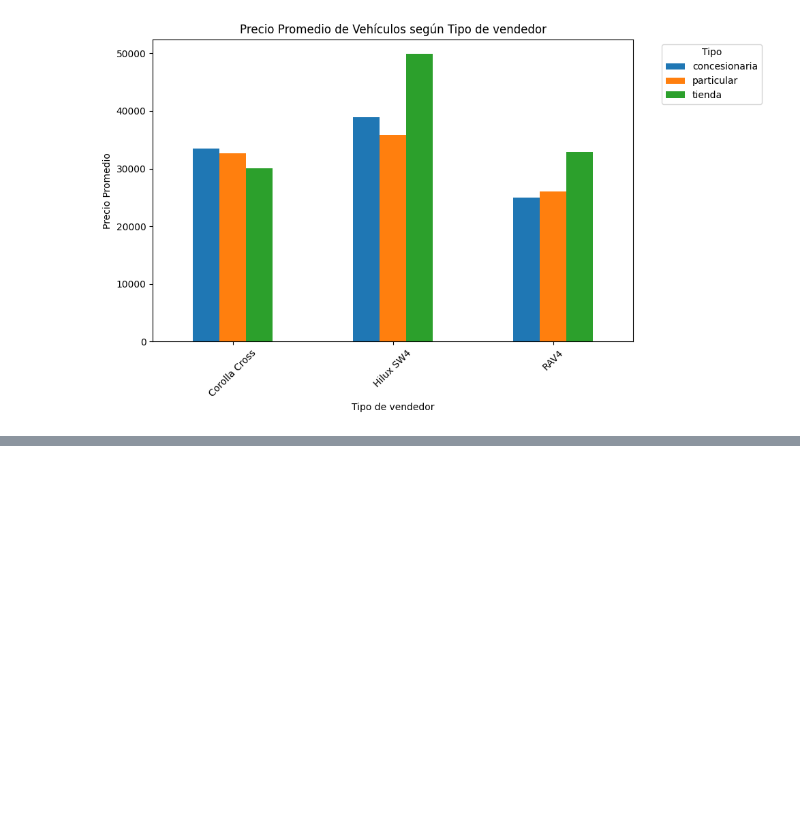
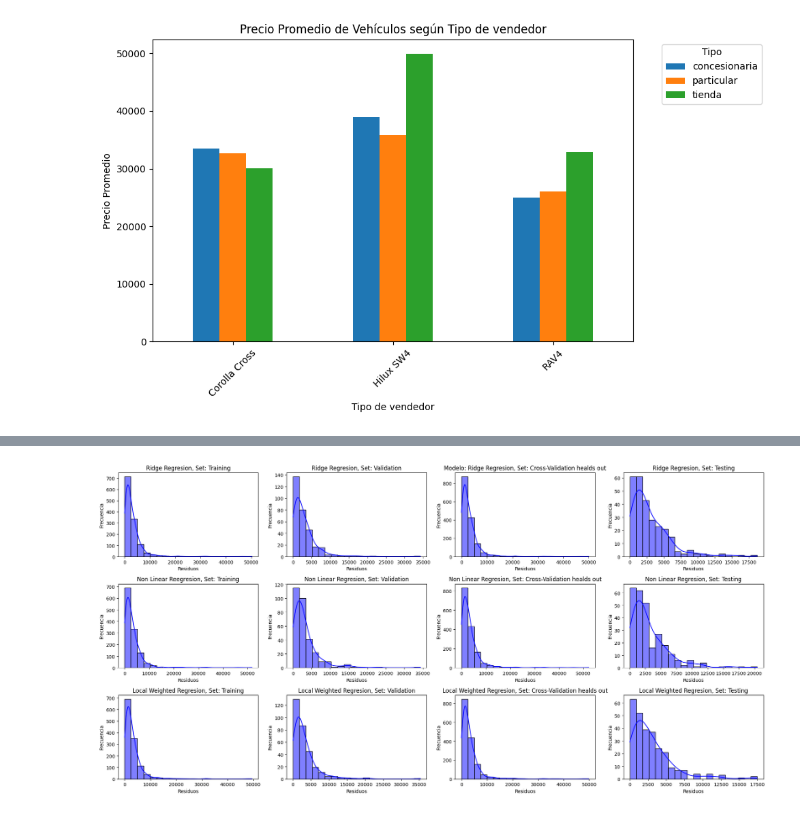
Before and after one commit to facuvulcano/Machine-Learning, a Jupyter notebook: Vulcano_Facundo_TP2/notebooks/Entrega_TP2.ipynb, the cells around one changed output, grey strips where cells are left out. Saved outputs shown, nothing was run; the diff lists cells and outputs as text; code cells hidden in the pictures; blank space fills up the shorter version.

```diff
--- a/Vulcano_Facundo_TP2/notebooks/Entrega_TP2.ipynb
+++ b/Vulcano_Facundo_TP2/notebooks/Entrega_TP2.ipynb
@@ -262,2 +300,0 @@ Archivo guardado como: /home/facuvulcano/Machine-Learning/Vulcano_Facundo_TP2/da
-# %%
-processed_test_df = pd.read_csv('/home/facuvulcano/Machine-Learning/Vulcano_Facundo_TP2/data/processed/dataset_procesado_20240904_011115.csv')
@@ -591,0 +764,98 @@ print(f'RMSE on test set: {rmse_test}')
+# %%
+ridge_regresion_training_residuals = np.abs(y_train - y_train_pred_ridge_regr)
+ridge_regresion_validation_residuals = np.abs(y_val - y_val_pred_ridge_regr)
+ridge_regresion_cv_residuals = [np.abs(y_val - y_pred) for y_val, y_pred in zip(y_val_ridge_regr_cv, y_predict_val_ridge_regr_cv)]
+ridge_regresion_cv_residuals_combined = np.concatenate(ridge_regresion_cv_residuals)
+ridge_regresion_testing_residuals = np.abs(y_test - y_test_pred_ridge_regr)
+
+non_linear_regresion_training_residuals = np.abs(y_train - y_train_pred_non_linear_regr)
+non_linear_regresion_validation_residuals = np.abs(y_val - y_val_pred_non_linear_regr)
+non_linear_regresion_cv_residuals = [np.abs(y_val - y_pred) for y_val, y_pred, in zip(y_val_non_linear_regr_cv, y_val_pred_non_linear_regr_cv)]
+non_linear_regresion_cv_residuals_combined = np.concatenate(non_linear_regresion_cv_residuals)
+non_linear_regresion_testing_residuals = np.abs(y_test - y_test_pred_non_linear_regr)
+
+lwr_training_residuals = np.abs(y_train - y_train_pred_lwr)
+lwr_validation_residuals = np.abs(y_val - y_val_pred_lwr)
+lwr_cv_residuals = [np.abs(y_val - y_pred) for y_val, y_pred in zip(y_val_lwr_cv, y_val_predict_lwr_cv)]
+lwr_cv_residuals_combined = np.concatenate(lwr_cv_residuals)
+lwr_testing_residuals = np.abs(y_test - y_test_pred_lwr)
+# %%
+plt.figure(figsize=(20, 10))
+
+
+plt.subplot(3, 4, 1)
+sns.histplot(ridge_regresion_training_residuals, bins=20, kde=True, color='blue')
+plt.title('Ridge Regresion, Set: Training')
+plt.xlabel('Residuos')
+plt.ylabel('Frecuencia')
+
+plt.subplot(3, 4, 2)
+sns.histplot(ridge_regresion_validation_residuals, bins=20, kde=True, color='blue')
+plt.title('Ridge Regresion, Set: Validation')
+plt.xlabel('Residuos')
+plt.ylabel('Frecuencia')
+
+plt.subplot(3, 4, 3)
+sns.histplot(ridge_regresion_cv_residuals_combined, bins=20, kde=True, color='blue')
+plt.title('Modelo: Ridge Regresion, Set: Cross-Validation healds out')
+plt.xlabel('Residuos')
+plt.ylabel('Frecuencia')
+
+plt.subplot(3, 4, 4)
+sns.histplot(ridge_regresion_testing_residuals, bins=20, kde=True, color='blue')
+plt.title('Ridge Regresion, Set: Testing')
+plt.xlabel('Residuos')
+plt.ylabel('Frecuencia')
+
+plt.subplot(3, 4, 5)
+sns.histplot(non_linear_regresion_training_residuals, bins=20, kde=True, color='blue')
+plt.title('Non Linear Reegresion, Set: Training')
+plt.xlabel('Residuos')
+plt.ylabel('Frecuencia')
+
+plt.subplot(3, 4, 6)
+sns.histplot(non_linear_regresion_validation_residuals, bins=20, kde=True, color='blue')
+plt.title('Non Linear Regresion, Set: Validation')
+plt.xlabel('Residuos')
+plt.ylabel('Frecuencia')
+
+plt.subplot(3, 4, 7)
+sns.histplot(non_linear_regresion_cv_residuals_combined, bins=20, kde=True, color='blue')
+plt.title('Non Linear Regresion, Set: Cross-Validation healds out')
+plt.xlabel('Residuos')
+plt.ylabel('Frecuencia')
+
+plt.subplot(3, 4, 8)
+sns.histplot(non_linear_regresion_testing_residuals, bins=20, kde=True, color='blue')
+plt.title('Non Linear Regresion, Set: Testing')
+plt.xlabel('Residuos')
+plt.ylabel('Frecuencia')
+
+plt.subplot(3, 4, 9)
+sns.histplot(lwr_training_residuals, bins=20, kde=True, color='blue')
+plt.title('Local Weighted Regresion, Set: Training')
+plt.xlabel('Residuos')
+plt.ylabel('Frecuencia')
+
+plt.subplot(3, 4, 10)
+sns.histplot(lwr_validation_residuals, bins=20, kde=True, color='blue')
+plt.title('Local Weighted Regresion, Set: Validation')
+plt.xlabel('Residuos')
+plt.ylabel('Frecuencia')
+
+plt.subplot(3, 4, 11)
+sns.histplot(lwr_cv_residuals_combined, bins=20, kde=True, color='blue')
+plt.title('Local Weighted Regresion, Set: Cross-Validation healds out')
+plt.xlabel('Residuos')
+plt.ylabel('Frecuencia')
+
+plt.subplot(3, 4, 12)
+sns.histplot(lwr_testing_residuals, bins=20, kde=True, color='blue')
+plt.title('Local Weighted Regresion, Set: Testing')
+plt.xlabel('Residuos')
+plt.ylabel('Frecuencia')
+
+plt.tight_layout()
+plt.show()
+# %% [output]
+[figure, added]
```
Also changed, not shown: parts of 92 cells of this notebook, 12 other files.
